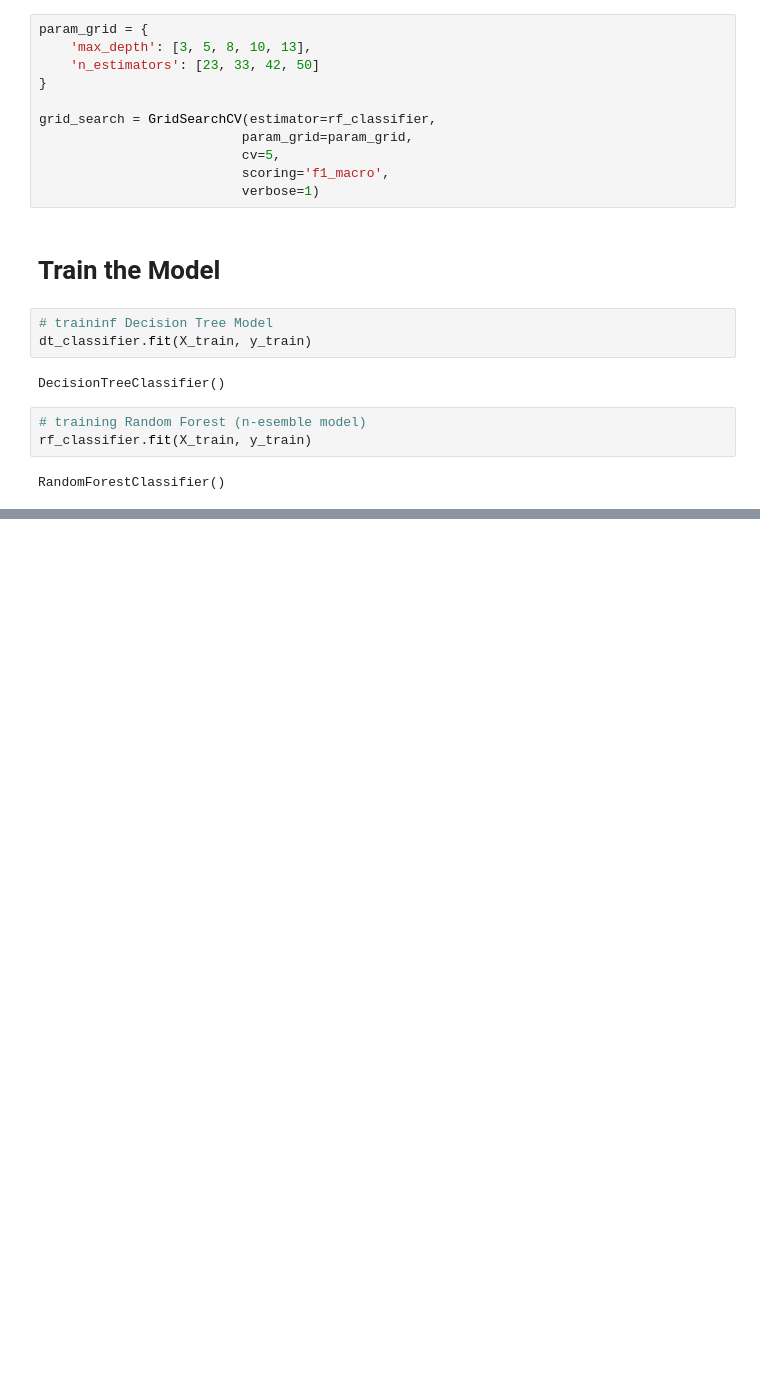
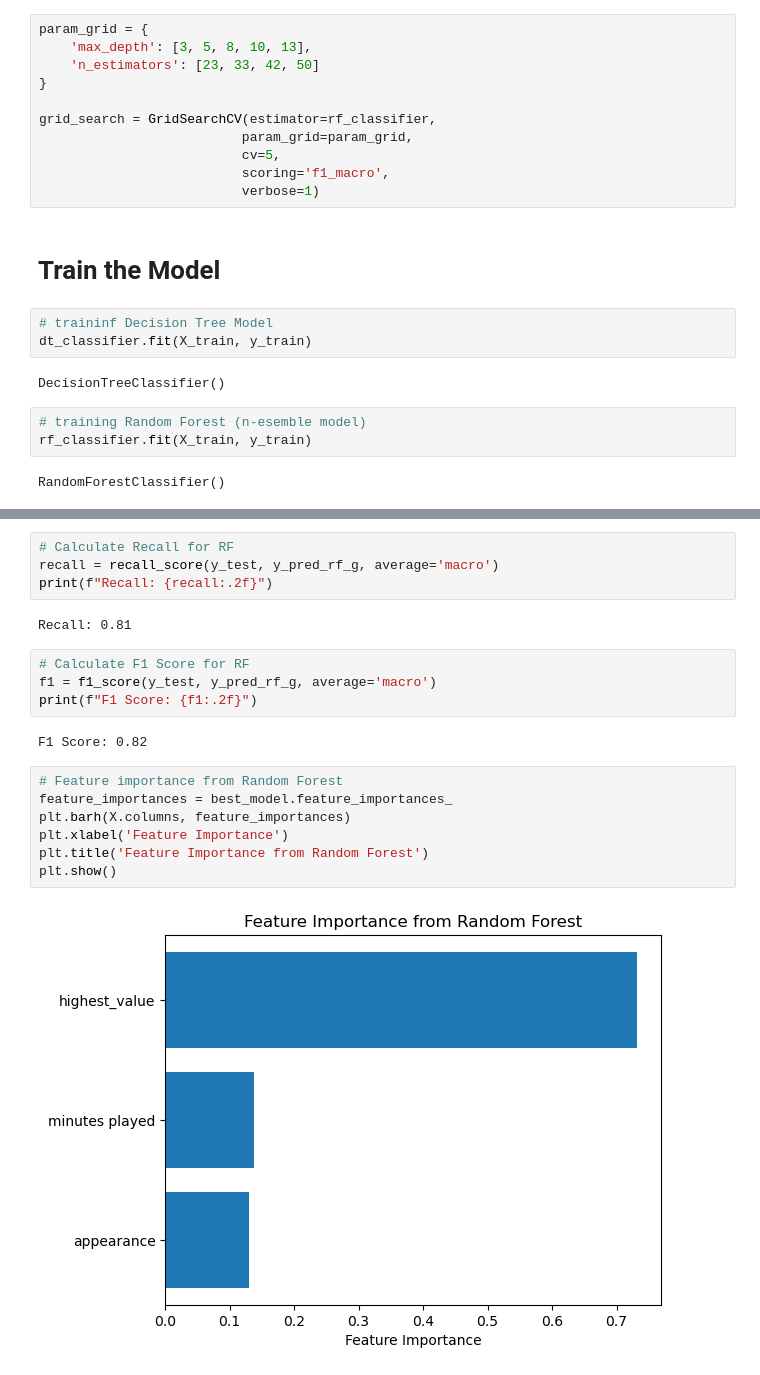
Before and after one commit to AloqailyHat/Usecase-7, a Jupyter notebook: Decision Tree- Hatoon.ipynb, the cells around one changed output, grey strips where cells are left out. Drawn from its saved outputs; the diff is of its cells as text; blank space fills up the shorter version.

```diff
--- a/Decision Tree- Hatoon.ipynb
+++ b/Decision Tree- Hatoon.ipynb
@@ -398,0 +390,21 @@ plt.show()
+# %%
+# Calculate Recall for RF
+recall = recall_score(y_test, y_pred_rf_g, average='macro')
+print(f"Recall: {recall:.2f}")
+# %% [output]
+Recall: 0.81
+# %%
+# Calculate F1 Score for RF
+f1 = f1_score(y_test, y_pred_rf_g, average='macro')
+print(f"F1 Score: {f1:.2f}")
+# %% [output]
+F1 Score: 0.82
+# %%
+# Feature importance from Random Forest
+feature_importances = best_model.feature_importances_
+plt.barh(X.columns, feature_importances)
+plt.xlabel('Feature Importance')
+plt.title('Feature Importance from Random Forest')
+plt.show()
+# %% [output]
+[figure, added]
```
Also changed, not shown: parts of 30 cells of this notebook, 1 other file.
